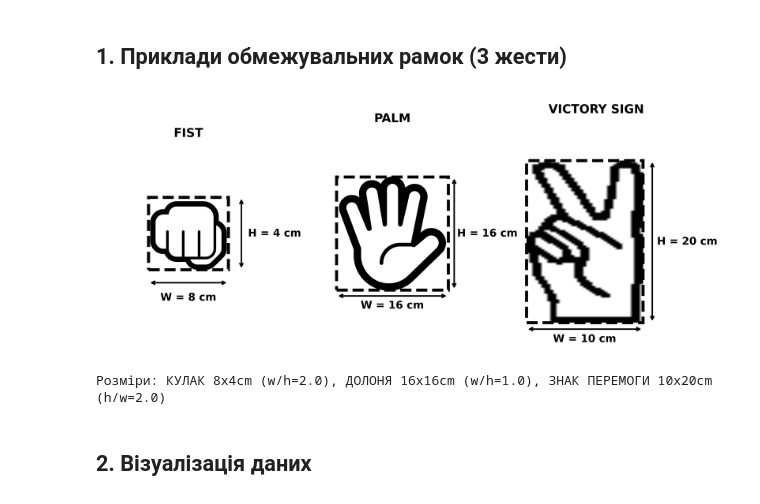
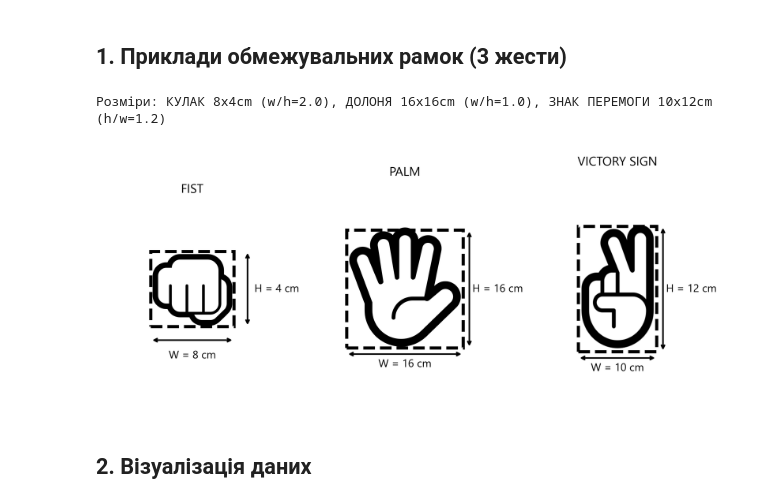
Before and after one commit to PavelShpagin/SignLang1, a Jupyter notebook: hand_gesture_analysis.ipynb, the cells around one changed output. Drawn from its saved outputs; the diff is of its cells as text; code cells hidden in the pictures.

```diff
--- a/hand_gesture_analysis.ipynb
+++ b/hand_gesture_analysis.ipynb
@@ -56,6 +56,7 @@ from matplotlib.image import imread
 import numpy as np
 import os
 
+import sys
 BOX_COLOR = 'black'
 plt.rcParams['font.family'] = 'Segoe UI Emoji'
 fig, axes = plt.subplots(1, 3, figsize=(12, 5))
@@ -67,37 +68,35 @@ def add_gesture(ax, emoji, center, fontsize, w_label, h_label, title):
     ax.axis('off')
     return t, (w_label, h_label, title)
 
-# Baseline for vertical alignment of boxes
-Y_BASELINE = 2
-
 # FIST (w/h = 2.0, ratio range 1.5-2.5)
 ax1 = axes[0]
 ax1.set_xlim(0, 10)
-ax1.set_ylim(0, 25) # Uniform Y limits to help alignment
+ax1.set_ylim(0, 10)
 t1, (w1, h1, title1) = add_gesture(ax1, '\U0001F44A', (5, 5), 100, '8', '4', 'FIST')
 
 # PALM (w/h = 1.0, ratio range 0.9-1.1)
 ax2 = axes[1]
 ax2.set_xlim(0, 22)
-ax2.set_ylim(0, 25)
-t2, (w2, h2, title2) = add_gesture(ax2, '\U0001F590', (11, 10), 140, '16', '16', 'PALM')
+ax2.set_ylim(0, 26)
+t2, (w2, h2, title2) = add_gesture(ax2, '\U0001F590', (11, 13), 140, '16', '16', 'PALM')
 
 def get_glyph_image(char, fontsize=200):
-    fig_tmp, ax_tmp = plt.subplots(figsize=(4, 4))
-    ax_tmp.text(0.5, 0.5, char, fontsize=fontsize, ha='center', va='center', fontfamily='Segoe UI Emoji')
-    ax_tmp.set_xlim(0, 1)
-    ax_tmp.set_ylim(0, 1)
-    ax_tmp.axis('off')
+    fig, ax = plt.subplots(figsize=(4, 4))
+    ax.text(0.5, 0.5, char, fontsize=fontsize, ha='center', va='center', fontfamily='Segoe UI Emoji')
+    ax.set_xlim(0, 1)
+    ax.set_ylim(0, 1)
+    ax.axis('off')
 
     from io import BytesIO
     buf = BytesIO()
     plt.savefig(buf, format='png', bbox_inches='tight', pad_inches=0)
-    plt.close(fig_tmp)
+    plt.close(fig)
 
     buf.seek(0)
     img = imread(buf)
 
     # Crop to content
+    # Assuming white background (1,1,1) or transparent
     if img.shape[2] == 4:
         alpha = img[:, :, 3]
         rows = np.any(alpha > 0, axis=1)
@@ -116,21 +115,24 @@ def get_glyph_image(char, fontsize=200):
 # VICTORY SIGN - use image-based approach for perfect centering
 ax3 = axes[2]
 ax3.set_xlim(0, 20)
-ax3.set_ylim(0, 25)
+ax3.set_ylim(0, 28)
 ax3.axis('off')
 
 glyph_img = get_glyph_image('\u270C') # Use standard Victory Hand
+# Center at (10, 14). Box is 10x20.
 h_img, w_img = glyph_img.shape[:2]
 aspect = h_img / w_img
 
 # Victory sign box (match labels and report)
 box_w = 10.0
-box_h = 12.0
+box_h = 16.0
 
-# Center the Victory sign inside its box
-cx, cy = 10.0, 8.0 # Adjusted for common baseline
-x0, x1 = cx - box_w / 2.3, cx + box_w / 2.3
-y0, y1 = cy + box_h / 2, cy - box_h / 2
+# Center: x=10, y=14
+cx, cy = 10.0, 14.0
+x0 = cx - box_w / 1.3
+x1 = cx + box_w / 1.3
+y0 = cy + box_h / 2
+y1 = cy - box_h / 2
 
 ax3.imshow(glyph_img, extent=[x0, x1, y1, y0], aspect='equal', interpolation='bilinear')
 t3, w3, h3, title3 = None, '10', '12', 'VICTORY SIGN'
@@ -142,13 +144,16 @@ renderer = fig.canvas.get_renderer()
 def draw_tight_box(ax, text_obj, w_label, h_label, title):
     bbox = text_obj.get_tightbbox(renderer=renderer) or text_obj.get_window_extent(renderer=renderer)
     bbox_data = bbox.transformed(ax.transData.inverted())
-    w, h = bbox_data.width, bbox_data.height
+    x0, y0 = bbox_data.x0, bbox_data.y0
+    w = bbox_data.width
+    h = bbox_data.height
 
-    # Force baseline for all boxes
-    x0 = bbox_data.x0 + w * 0.12
-    y0 = Y_BASELINE
-    w -= 2 * (w * 0.12)
-    h -= 2 * (h * 0.05)
+    w_inset = w * 0.12
+    h_inset = h * 0.05
+    x0 += w_inset
+    y0 += h_inset
+    w -= 2 * w_inset
+    h -= 2 * h_inset
 
     rect = patches.Rectangle((x0, y0), w, h, fill=False, edgecolor=BOX_COLOR, linewidth=4, linestyle='--')
     ax.add_patch(rect)
@@ -165,45 +170,44 @@ def draw_tight_box(ax, text_obj, w_label, h_label, title):
     ax.text(x_arrow + 0.4, y0 + h/2, f'H = {h_label} cm', ha='left', va='center', fontsize=14, color=BOX_COLOR, fontweight='bold')
 
 
 def draw_fixed_box(ax, x_center, y_center, w, h, w_label, h_label, title):
-    # Calculate corner from baseline
+    # Calculate corner from center and dimensions
     x0 = x_center - w/2
-    y0 = Y_BASELINE
+    y0 = y_center - h/2
 
     rect = patches.Rectangle((x0, y0), w, h, fill=False, edgecolor=BOX_COLOR, linewidth=4, linestyle='--')
     ax.add_patch(rect)
 
     pad = 0.8
     y_arrow = y0 - pad
     ax.annotate('', xy=(x0, y_arrow), xytext=(x0 + w, y_arrow), arrowprops=dict(arrowstyle='<->', color=BOX_COLOR, lw=2))
     ax.text(x0 + w/2, y_arrow - 0.6, f'W = {w_label} cm', ha='center', va='top', fontsize=14, color=BOX_COLOR, fontweight='bold')
 
     x_arrow = x0 + w + pad
     ax.annotate('', xy=(x_arrow, y0), xytext=(x_arrow, y0 + h), arrowprops=dict(arrowstyle='<->', color=BOX_COLOR, lw=2))
     ax.text(x_arrow + 0.4, y0 + h/2, f'H = {h_label} cm', ha='left', va='center', fontsize=14, color=BOX_COLOR, fontweight='bold')
+    # Title is drawn separately for consistent alignment across subplots
 
 draw_tight_box(ax1, t1, w1, h1, title1)
 draw_tight_box(ax2, t2, w2, h2, title2)
-draw_fixed_box(ax3, 10, 8, box_w, box_h, w3, h3, title3)
+draw_fixed_box(ax3, 10, 14, box_w, box_h, w3, h3, title3)
 
-fig.subplots_adjust(left=0.08, right=0.96, bottom=0.12, top=0.85, wspace=0.25)
+fig.subplots_adjust(left=0.08, right=0.96, bottom=0.12, top=0.9, wspace=0.25)
 
-# Align titles using fig.text at a fixed vertical coordinate
-y_title = 0.92
+# Draw titles at identical vertical positions for readability
 for ax, title in zip(axes, [title1, title2, title3]):
-    pos = ax.get_position()
-    fig.text(pos.x0 + pos.width/2, y_title, title, ha='center', va='bottom', **TITLE_STYLE)
+    ax.text(0.5, 1.05, title, transform=ax.transAxes, ha='center', va='bottom', **TITLE_STYLE)
 
 plt.savefig('box_examples.png', dpi=300, bbox_inches='tight', pad_inches=0.2)
 plt.close()
-import sys
-sys.stdout.reconfigure(encoding='utf-8')
+if hasattr(sys.stdout, 'reconfigure'):
+    sys.stdout.reconfigure(encoding='utf-8')
 print("Розміри: КУЛАК 8x4cm (w/h=2.0), ДОЛОНЯ 16x16cm (w/h=1.0), ЗНАК ПЕРЕМОГИ 10x12cm (h/w=1.2)")
 
 display(Image('box_examples.png'))
 # %% [output]
+Розміри: КУЛАК 8x4cm (w/h=2.0), ДОЛОНЯ 16x16cm (w/h=1.0), ЗНАК ПЕРЕМОГИ 10x12cm (h/w=1.2)
-[figure, old version]
+[figure, new version]
-Розміри: КУЛАК 8x4cm (w/h=2.0), ДОЛОНЯ 16x16cm (w/h=1.0), ЗНАК ПЕРЕМОГИ 10x20cm (h/w=2.0)
 # %% [markdown]
 ## 2. Візуалізація даних
 # %%
```
Also changed, not shown: parts of 5 cells of this notebook, 3 other files.
